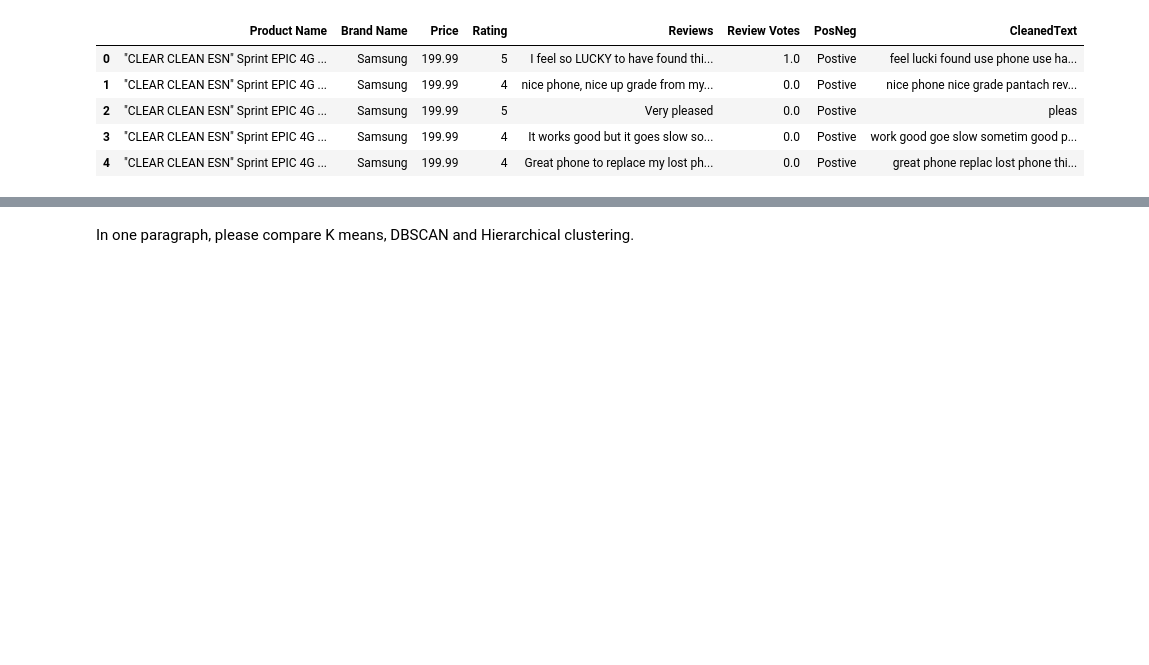
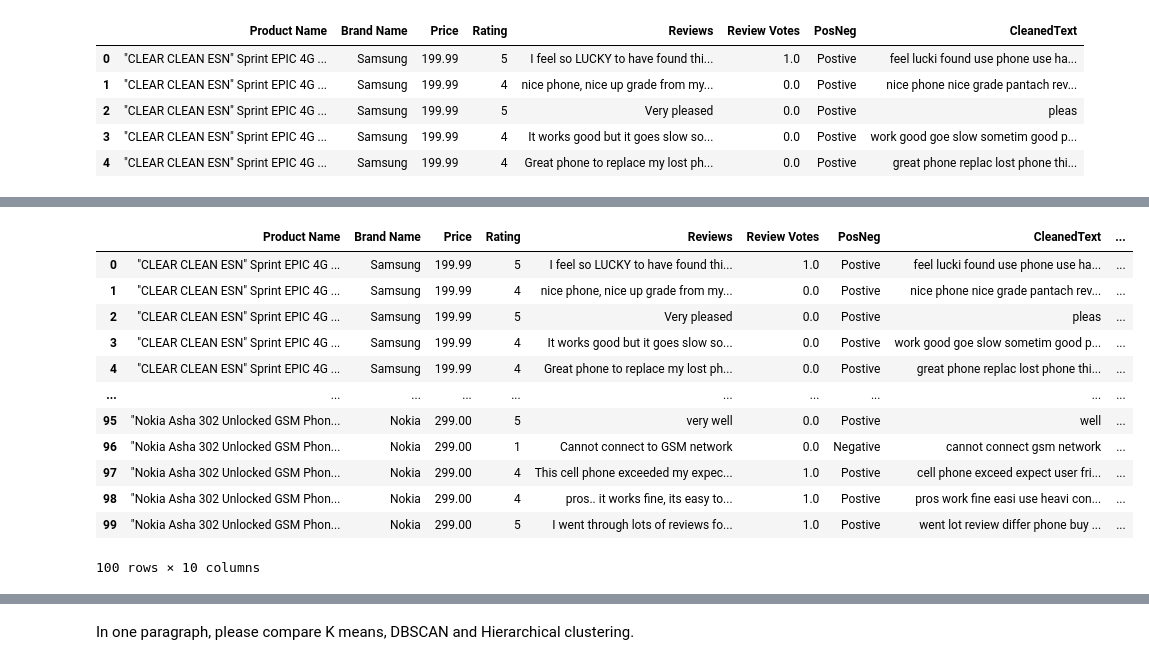
Before and after one commit to betty6you/Jing_INFO5731_Spring2020, a Jupyter notebook: In_Class_exercises_10.ipynb, the cells around one changed output, grey strips where cells are left out. Saved outputs shown, nothing was run; the diff lists cells and outputs as text; code cells hidden in the pictures; blank space fills up the shorter version.

```diff
--- a/In_Class_exercises_10.ipynb
+++ b/In_Class_exercises_10.ipynb
@@ -198,0 +251,5 @@ plt.show()
+# %%
+i=0
+list_of_sent=[]
+for sent in df['CleanedText'].values:
+    list_of_sent.append(sent.split())
@@ -198,0 +274,35 @@ plt.show()
+# %%
+i=0
+list_of_sent_train=[]
+for sent in df['CleanedText'].values:
+    filtered_sentence=[]
+    sent=cleanhtml(sent)
+    for w in sent.split():
+        for cleaned_words in cleanpunc(w).split():
+            if(cleaned_words.isalpha()):
+                filtered_sentence.append(cleaned_words.lower())
+            else:
+                continue
+    list_of_sent_train.append(filtered_sentence)
+# %%
+import gensim
+# Training the wor2vec model using train dataset
+w2v_model=gensim.models.Word2Vec(list_of_sent_train,size=100, workers=4)
+# %%
+import numpy as np
+sent_vectors = []; # the avg-w2v for each sentence/review is stored in this train
+for sent in list_of_sent_train: # for each review/sentence
+    sent_vec = np.zeros(100) # as word vectors are of zero length
+    cnt_words =0; # num of words with a valid vector in the sentence/review
+    for word in sent: # for each word in a review/sentence
+        try:
+            vec = w2v_model.wv[word]
+            sent_vec += vec
+            cnt_words += 1
+        except:
+            pass
+    sent_vec /= cnt_words
+    sent_vectors.append(sent_vec)
+sent_vectors = np.array(sent_vectors)
+sent_vectors = np.nan_to_num(sent_vectors)
+sent_vectors.shape
@@ -239,6 +353,20 @@ plt.show()
 # %%
 model = DBSCAN(eps = 5, min_samples = minPts, n_jobs=-1)
 model.fit(sent_vectors)
 dfdb = df
 dfdb['AVG-W2V Clus Label'] = model.labels_
-dfdb.head(2)
+dfdb.head(100)
+# %% [output]
+|  | Product Name | Brand Name | Price | Rating | Reviews | Review Votes | PosNeg | CleanedText | ... |
+| 0 | "CLEAR CLEAN ESN" Sprint EPIC 4G ... | Samsung | 199.99 | 5 | I feel so LUCKY to have found thi... | 1.0 | Postive | feel lucki found use phone use ha... | ... |
+| 1 | "CLEAR CLEAN ESN" Sprint EPIC 4G ... | Samsung | 199.99 | 4 | nice phone, nice up grade from my... | 0.0 | Postive | nice phone nice grade pantach rev... | ... |
+| 2 | "CLEAR CLEAN ESN" Sprint EPIC 4G ... | Samsung | 199.99 | 5 | Very pleased | 0.0 | Postive | pleas | ... |
+| 3 | "CLEAR CLEAN ESN" Sprint EPIC 4G ... | Samsung | 199.99 | 4 | It works good but it goes slow so... | 0.0 | Postive | work good goe slow sometim good p... | ... |
+| 4 | "CLEAR CLEAN ESN" Sprint EPIC 4G ... | Samsung | 199.99 | 4 | Great phone to replace my lost ph... | 0.0 | Postive | great phone replac lost phone thi... | ... |
+| ... | ... | ... | ... | ... | ... | ... | ... | ... | ... |
+| 95 | "Nokia Asha 302 Unlocked GSM Phon... | Nokia | 299.00 | 5 | very well | 0.0 | Postive | well | ... |
+| 96 | "Nokia Asha 302 Unlocked GSM Phon... | Nokia | 299.00 | 1 | Cannot connect to GSM network | 0.0 | Negative | cannot connect gsm network | ... |
+| 97 | "Nokia Asha 302 Unlocked GSM Phon... | Nokia | 299.00 | 4 | This cell phone exceeded my expec... | 1.0 | Postive | cell phone exceed expect user fri... | ... |
+| 98 | "Nokia Asha 302 Unlocked GSM Phon... | Nokia | 299.00 | 4 | pros.. it works fine, its easy to... | 1.0 | Postive | pros work fine easi use heavi con... | ... |
+| 99 | "Nokia Asha 302 Unlocked GSM Phon... | Nokia | 299.00 | 5 | I went through lots of reviews fo... | 1.0 | Postive | went lot review differ phone buy ... | ... |
+100 rows × 10 columns
```
Also changed, not shown: parts of 25 cells of this notebook.
